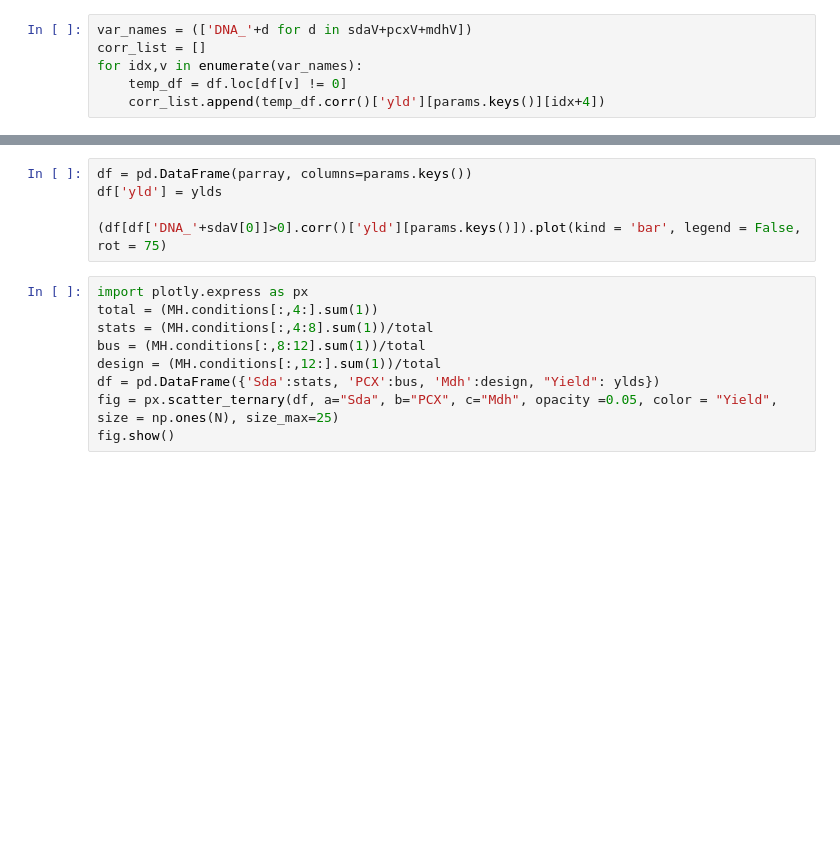
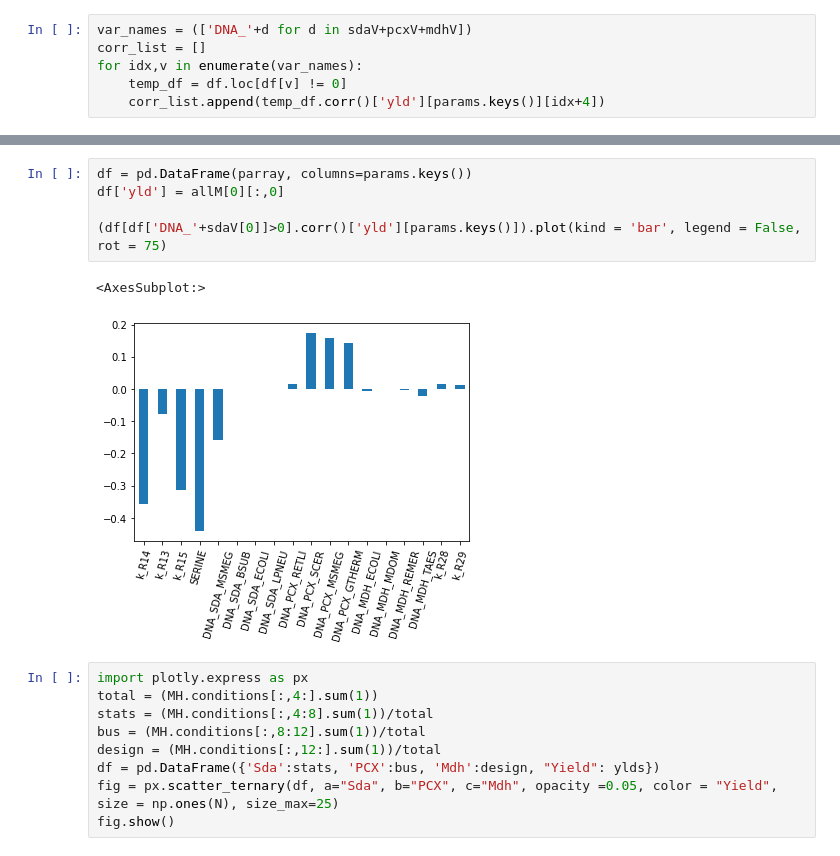
Before and after one commit to carothersresearch/ODBM, a Jupyter notebook: buildModelFromExcel.ipynb, the cells around one changed output, grey strips where cells are left out. Cells and saved outputs as stored; diff of their text form; blank space fills up the shorter version.

```diff
--- a/buildModelFromExcel.ipynb
+++ b/buildModelFromExcel.ipynb
@@ -164,8 +167,11 @@ plt.bar(np.arange(12),corr_list)
 # %%
 df = pd.DataFrame(parray, columns=params.keys())
-df['yld'] = ylds
+df['yld'] = allM[0][:,0]
 
 (df[df['DNA_'+sdaV[0]]>0].corr()['yld'][params.keys()]).plot(kind = 'bar', legend = False, rot = 75)
+# %% [output]
+<AxesSubplot:>
+[figure, added]
 # %%
 import plotly.express as px
 total = (MH.conditions[:,4:].sum(1))
```
Also changed, not shown: parts of 6 cells of this notebook.
